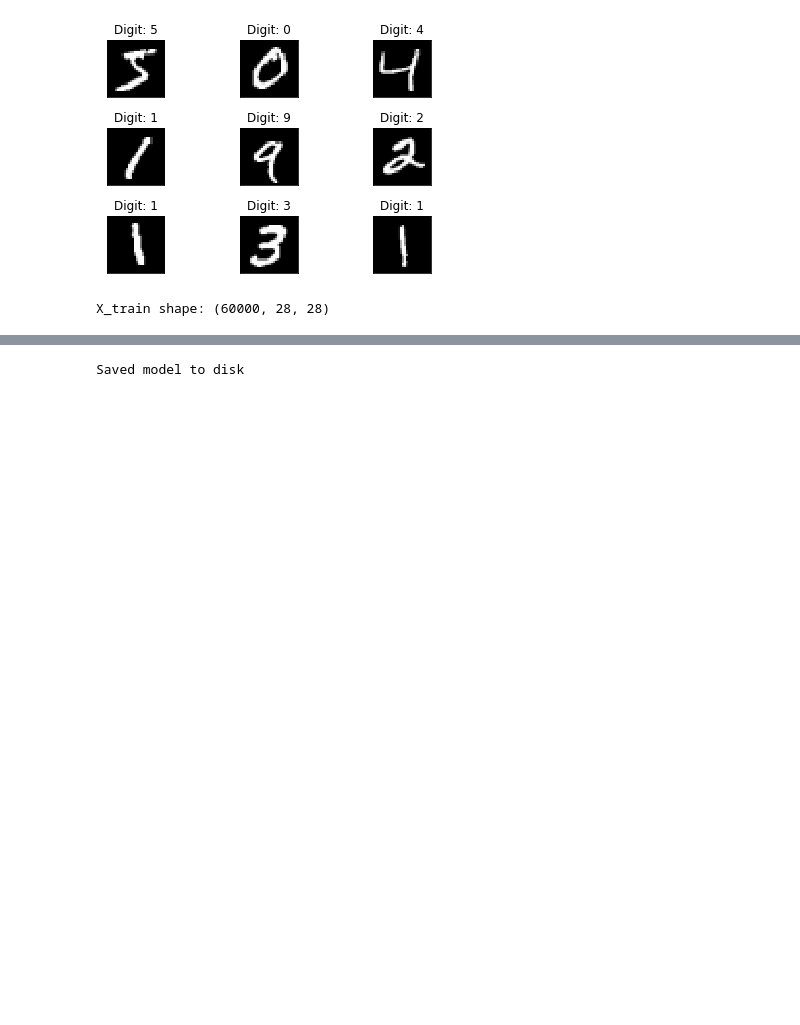
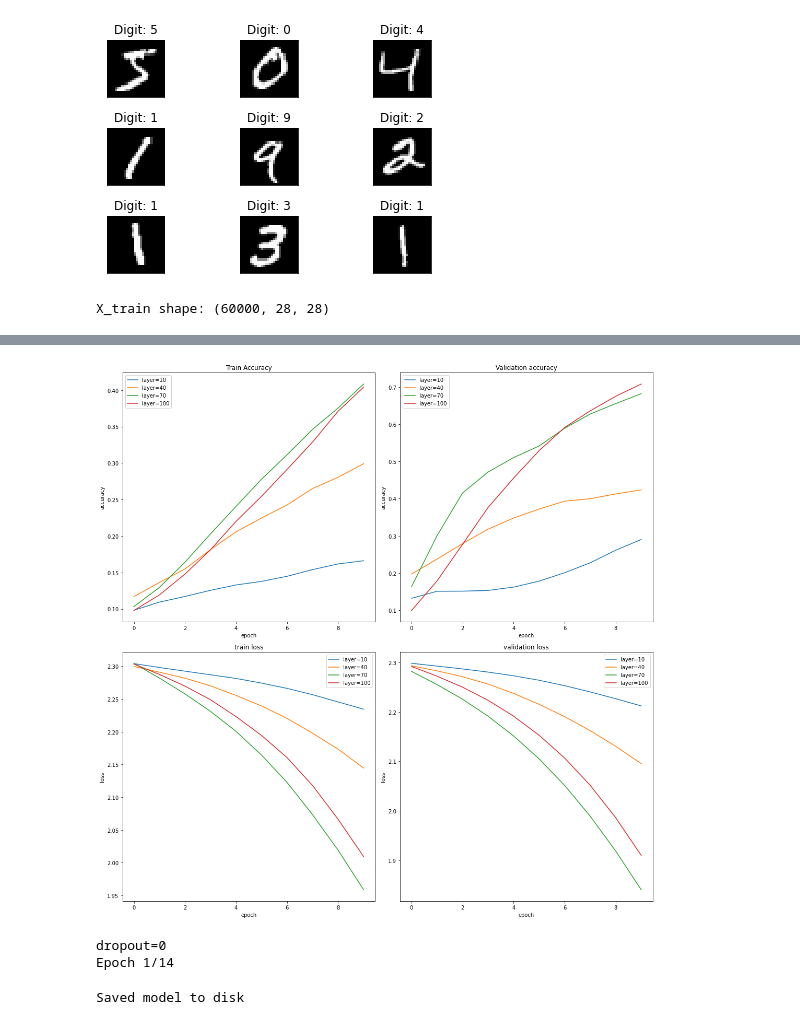
Before and after one commit to alejomaar/Machine-Learning-Zoomcamp, a Jupyter notebook: Capstone 1/notebook.ipynb, the cells around one changed output, grey strips where cells are left out. Saved outputs shown, nothing was run; the diff lists cells and outputs as text; code cells hidden in the pictures; blank space fills up the shorter version.

Commit message:
ADD hyperparameter tunning CNN & create service for serving images

```diff
--- a/Capstone 1/notebook.ipynb
+++ b/Capstone 1/notebook.ipynb
@@ -73,9 +60,19 @@ model.compile(loss=keras.losses.categorical_crossentropy,
 # %%
-batch_size = 128
-num_epoch = 10
-#model training
-model_log = model.fit(X_train, y_train,
-          batch_size=batch_size,
-          epochs=num_epoch,
-          verbose=1,
-          validation_data=(X_test, y_test))
+def model_train(model,num_epoch=2,version='model'):
+    batch_size = 256
+    checkpoint = keras.callbacks.ModelCheckpoint(
+        version+'_{val_accuracy:.3f}.h5',
+        save_best_only=True,
+        monitor='val_accuracy',
+        initial_value_threshold=0.6,
+        mode='max'
+    )
+
+    history = model.fit(X_train, y_train,
+            batch_size=batch_size,
+            epochs=num_epoch,
+            verbose=1,
+            callbacks=[checkpoint],
+            validation_data=(X_test, y_test))
+
+    return history
@@ -103,6 +78,0 @@ Epoch 10/10
-# %%
-history = model_log.history
-loss=history['loss']
-accuracy=history['accuracy']
-val_loss=history['val_loss']
-val_accuracy=history['val_accuracy']
@@ -130,0 +126,9 @@ plt.tight_layout()
+# %%
+inner_layers = [10,40,70,100]
+scores = []
+
+for inner_layer in inner_layers:
+    print(f'layer={inner_layer}')
+    model = get_model_small(dropout=0.5,inner_layer=inner_layer)
+    history = model_train(model,num_epoch=10,version='model_v1')
+    scores.append({'history':history.history,'label':f'layer={inner_layer}'})
@@ -131,3 +153,19 @@ plt.tight_layout()
+# %%
+plot_history(scores)
+# %% [output]
+[figure, added]
+# %%
+dropout_choices = [0,0.25,0.5]
+scores = []
+
+for dropout in dropout_choices:
+    print(f'dropout={dropout}')
+    model = get_model_small(dropout=dropout,inner_layer=100)
+    history = model_train(model,num_epoch=14,version='model_v2')
+    scores.append({'history':history.history,'label':f'dropout={dropout}'})
+# %% [output]
+dropout=0
+Epoch 1/14
 # %%
 model.save_weights("model_digit.h5")
 print("Saved model to disk")
```
Also changed, not shown: parts of 7 cells of this notebook, 4 other files.
